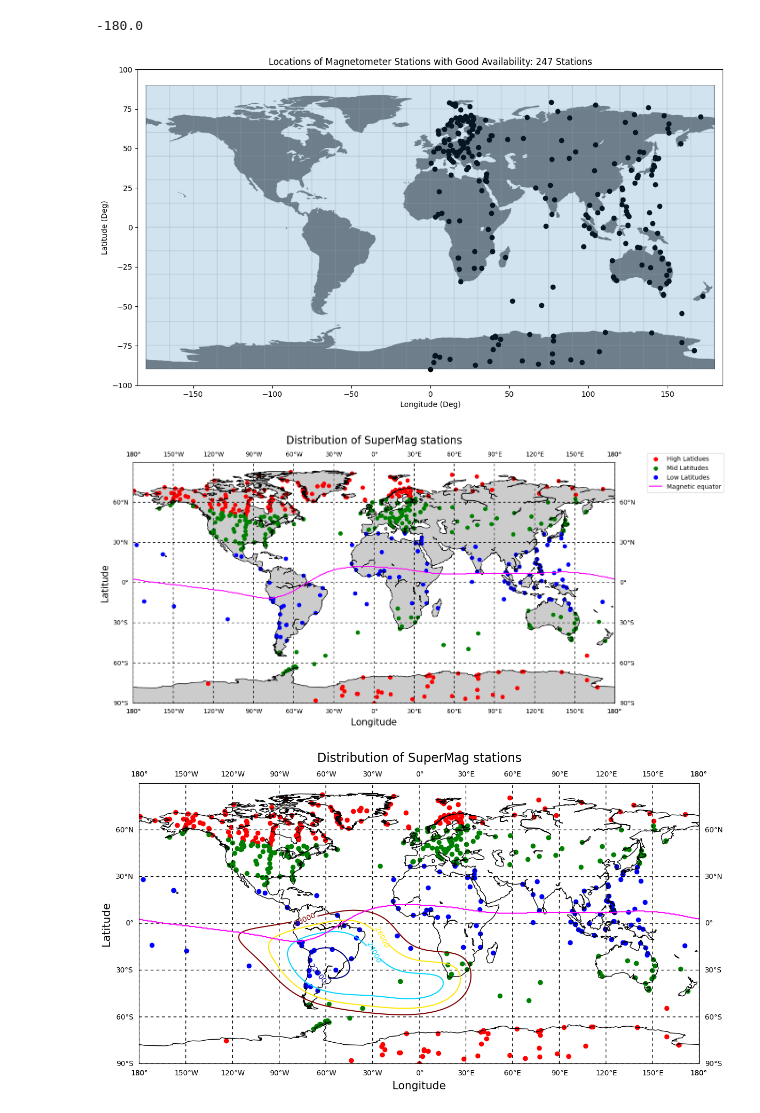
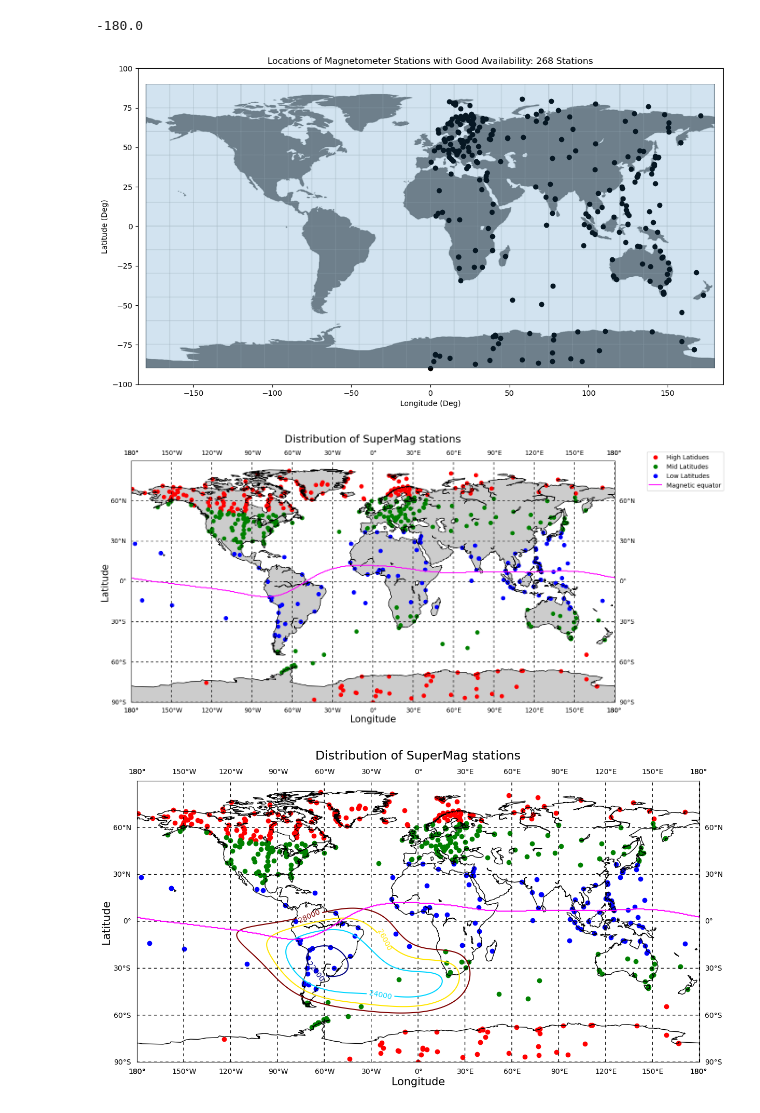
Before and after one commit to zemarchezi/SuperMAG-availability, a Jupyter notebook: SuperMAG_available.ipynb, the cells around one changed output. Cells and saved outputs as stored; diff of their text form; code cells hidden in the pictures.

Commit message:
calc of data availability

```diff
--- a/SuperMAG_available.ipynb
+++ b/SuperMAG_available.ipynb
@@ -10,7 +10,7 @@ import cProfile, pstats, io
 # Set the following parameters to determine which stations have "good" availability
 
 syear = 1995  # Good stations will only be identified based on info between syear and eyear
-eyear = 2019
+eyear = 2022
 '''Solar Maxima: 2002, 2014
    Solar Minima: 1997, 2009, 2020'''
 low_lat = -90. # The minimum geographic latitude of stations to be considered
@@ -19,6 +19,6 @@ w_lon = -180. # The minimum geographic longitude of stations to be considered
 e_lon = 180. # The maximum geographic latitude of stations to be considered
 avg_avail_min = 0 # Stations whose average percent available data over the years of consideration are less than this are eliminated
 year_avail_min =0  # Stations that don't have at least this much available data every year are eliminated
-all_stations_path = "supermag_table.csv" # The path to your raw SuperMAG data table
-all_stations = pd.read_csv(all_stations_path)
-all_stations["GLongg"] = all_stations["GLON"].apply(lambda x: x - 360 if x > 180 else x)
+all_stations_path = "./outputData/supermag_available.csv" # The path to your raw SuperMAG data table
+all_stations = pd.read_csv(all_stations_path, index_col=0)
+all_stations["GLongg"] = all_stations["GEOLON"].apply(lambda x: x - 360 if x > 180 else x)
@@ -35,7 +44,7 @@ if w_lon > e_lon:
 # Select only the relevant years
 all_cols = all_stations.columns.values
 to_drop = []
-for col_num in range(6, len(all_stations.iloc[1])):
+for col_num in range(6, len(all_stations.iloc[1])-1):
     if int(all_cols[col_num]) not in year_range:
         to_drop.append(all_stations.columns[col_num])
 all_stations = all_stations.drop(to_drop, axis=1)
@@ -44,7 +53,7 @@ all_stations = all_stations.drop(to_drop, axis=1)
 outside_stations = []
 for station in range(len(all_stations)):
     row = all_stations.iloc[station]
-    if row["GLAT"] < low_lat or row["GLAT"] > high_lat or row["GLON"] < w_lon or row["GLON"] > e_lon:
+    if row["GEOLAT"] < low_lat or row["GEOLAT"] > high_lat or row["GEOLON"] < w_lon or row["GEOLON"] > e_lon:
         outside_stations.append(station)
 geo_stations = all_stations.drop(outside_stations)
 
@@ -55,7 +64,7 @@ for row_num in range(len(geo_stations)):
     pcts = []
     for col_num in range(6, len(geo_stations.iloc[1])):
         pct_str = geo_stations.iloc[row_num][col_num]
-        pct = float(pct_str[:-1])
+        pct = float(pct_str)
         pcts.append(pct)
     if np.sum(pcts) > avg_avail_min*(len(geo_stations.iloc[1])-6) and np.size(np.where(np.array(pcts)<year_avail_min)) == 0:
         new_row = pd.concat([new_row, pd.DataFrame(pcts)])
@@ -69,35 +94,35 @@ ValueError: invalid literal for int() with base 10: 'GLongg'
 # %%
 # Run the previous cells before running this one!
 
 from matplotlib.patches import Rectangle
 
 fig, ax = plt.subplots(figsize=(14,14))
-img=mpimg.imread('world_map.jpg')
+img=mpimg.imread('./auxData/world_map.jpg')
 ax.imshow(img, extent=[-180,180,-90,90])
 
 print(w_lon)
 if w_lon >= 180:
     w_lon -= 360
     e_lon -= 360
 
-lats = good_stations.loc["GLAT"].values
-lons = good_stations.loc["GLON"].values
+lats = good_stations.loc["GEOLAT"].values
+lons = good_stations.loc["GEOLON"].values
 for i in range(len(lons)):
     if lons[i] >= 180:
         lons[i] -= 360
 
 
 ax.scatter(lons, lats, c="Black")
 ax.add_patch(Rectangle((w_lon, low_lat), e_lon-w_lon, high_lat-low_lat, alpha=0.2))
 ax.set_xlim(w_lon-5,e_lon+5)
 ax.set_ylim(low_lat-10, high_lat+10)
 plt.xlabel("Longitude (Deg)")
 plt.ylabel("Latitude (Deg)")
 plt.title(f"Locations of Magnetometer Stations with Good Availability: {len(lats)} Stations")
 plt.savefig("good_locs.png")
 # %% [output]
 -180.0
-[figure, old version]
+[figure, new version]
 # %%
 # @jit(nopython=True)
 
@@ -169,9 +194,9 @@ m.drawparallels(range(-90, 90, 30), color='k', linewidth=1.0, dashes=[4, 4], lab
 
 
 # ax.scatter(all_stations["GLongg"].values, all_stations["GLAT"].values, c="red")
-ax.scatter(high_lats["GLongg"].values, high_lats["GLAT"].values, c="red", label="High Latidues")
-ax.scatter(mid_lats["GLongg"].values, mid_lats["GLAT"].values, c="green", label="Mid Latitudes")
-ax.scatter(low_lats["GLongg"].values, low_lats["GLAT"].values, c="blue", label="Low Latitudes")
+ax.scatter(high_lats["GLongg"].values, high_lats["GEOLAT"].values, c="red", label="High Latidues")
+ax.scatter(mid_lats["GLongg"].values, mid_lats["GEOLAT"].values, c="green", label="Mid Latitudes")
+ax.scatter(low_lats["GLongg"].values, low_lats["GEOLAT"].values, c="blue", label="Low Latitudes")
 ax.plot(xspace,euator, color="magenta",label="Magnetic equator")
 
 ax.legend(bbox_to_anchor=(1.06, 1.05))# ax.set_xlim(-180,180)
@@ -184,7 +209,7 @@ plt.xlabel("Longitude", fontsize=15, labelpad=20)
 plt.title(f"Distribution of SuperMag stations", fontsize=17, pad=30)
 plt.savefig("good_locs.png", bbox_inches='tight')
 # %% [output]
-[figure, old version]
+[figure, new version]
 # %%
 # Run the previous cells before running this one!
 from mpl_toolkits.basemap import Basemap
@@ -223,9 +248,9 @@ CS = ax.contour(xspace, yspace,magnt, levels=levels, cmap='jet')
 #     (21000, 24000)]
 ax.clabel(CS, inline=True, fontsize=10)#, manual=manual_locations)
 # ax.scatter(all_stations["GLongg"].values, all_stations["GLAT"].values, c="red")
-ax.scatter(high_lats["GLongg"].values, high_lats["GLAT"].values, c="red", label="High Latidues")
-ax.scatter(mid_lats["GLongg"].values, mid_lats["GLAT"].values, c="green", label="Mid Latitudes")
-ax.scatter(low_lats["GLongg"].values, low_lats["GLAT"].values, c="blue", label="Low Latitudes")
+ax.scatter(high_lats["GLongg"].values, high_lats["GEOLAT"].values, c="red", label="High Latidues")
+ax.scatter(mid_lats["GLongg"].values, mid_lats["GEOLAT"].values, c="green", label="Mid Latitudes")
+ax.scatter(low_lats["GLongg"].values, low_lats["GEOLAT"].values, c="blue", label="Low Latitudes")
 ax.plot(xspace,euator, color="magenta",label="Magnetic equator")
 
 
@@ -238,4 +263,4 @@ plt.xlabel("Longitude", fontsize=15, labelpad=20)
 plt.title(f"Distribution of SuperMag stations", fontsize=17, pad=30)
 plt.savefig("good_locs.png", bbox_inches='tight')
 # %% [output]
-[figure, old version]
+[figure, new version]
```
Also changed, not shown: parts of 5 cells of this notebook, 4 other files.
